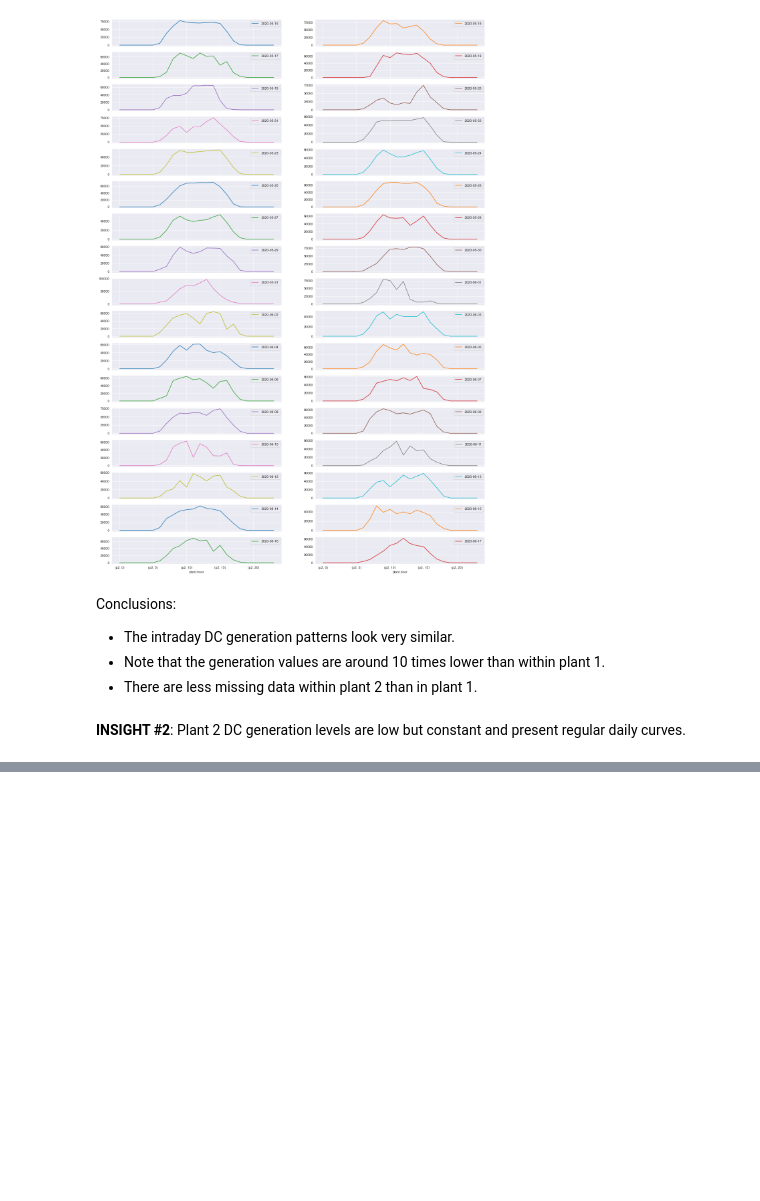
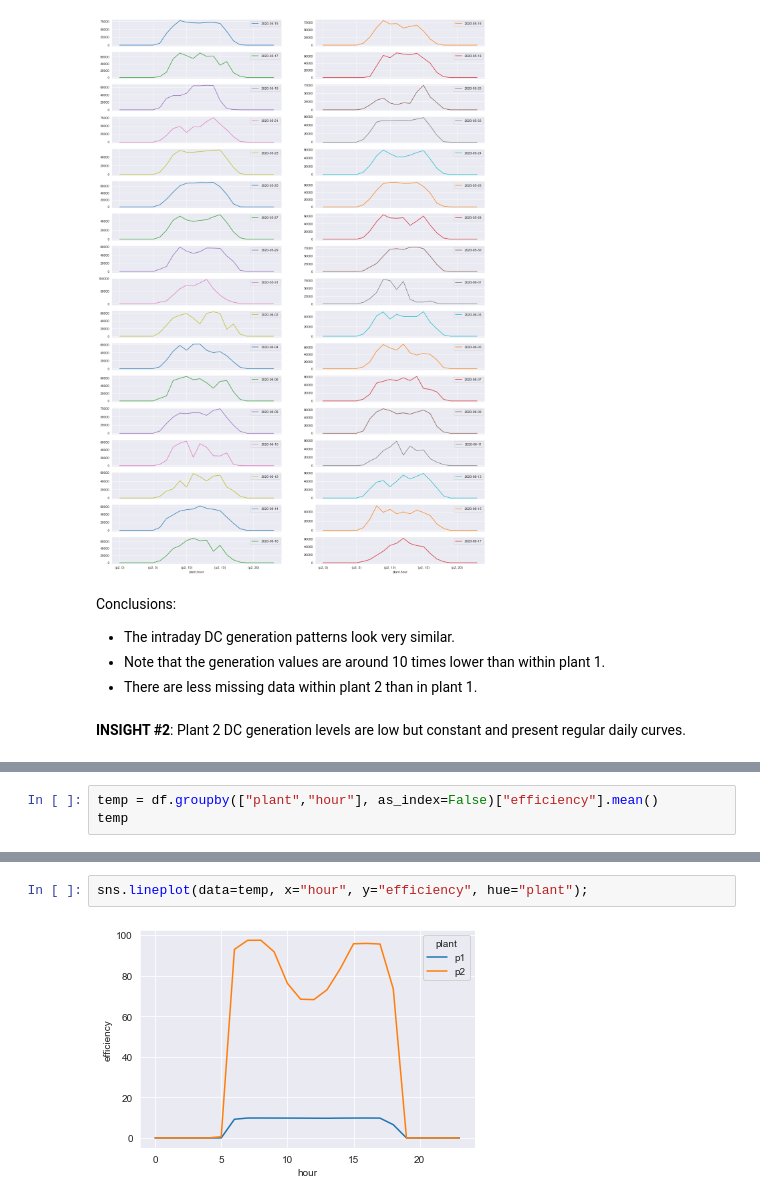
Before and after one commit to luis-cj/data-science-solar-power-plant, a Jupyter notebook: solar_power_plant_part_3.ipynb, the cells around one changed output, grey strips where cells are left out. Drawn from its saved outputs; the diff is of its cells as text; blank space fills up the shorter version.

Commit message:
analysed efficiency part 1

```diff
--- a/solar_power_plant_part_3.ipynb
+++ b/solar_power_plant_part_3.ipynb
@@ -367,0 +380,3 @@ Conclusions:
+# %%
+temp = df.groupby(["plant","hour"], as_index=False)["efficiency"].mean()
+temp
@@ -367,0 +401,4 @@ Conclusions:
+# %%
+sns.lineplot(data=temp, x="hour", y="efficiency", hue="plant");
+# %% [output]
+[figure, added]
```
Also changed, not shown: parts of 11 cells of this notebook.
